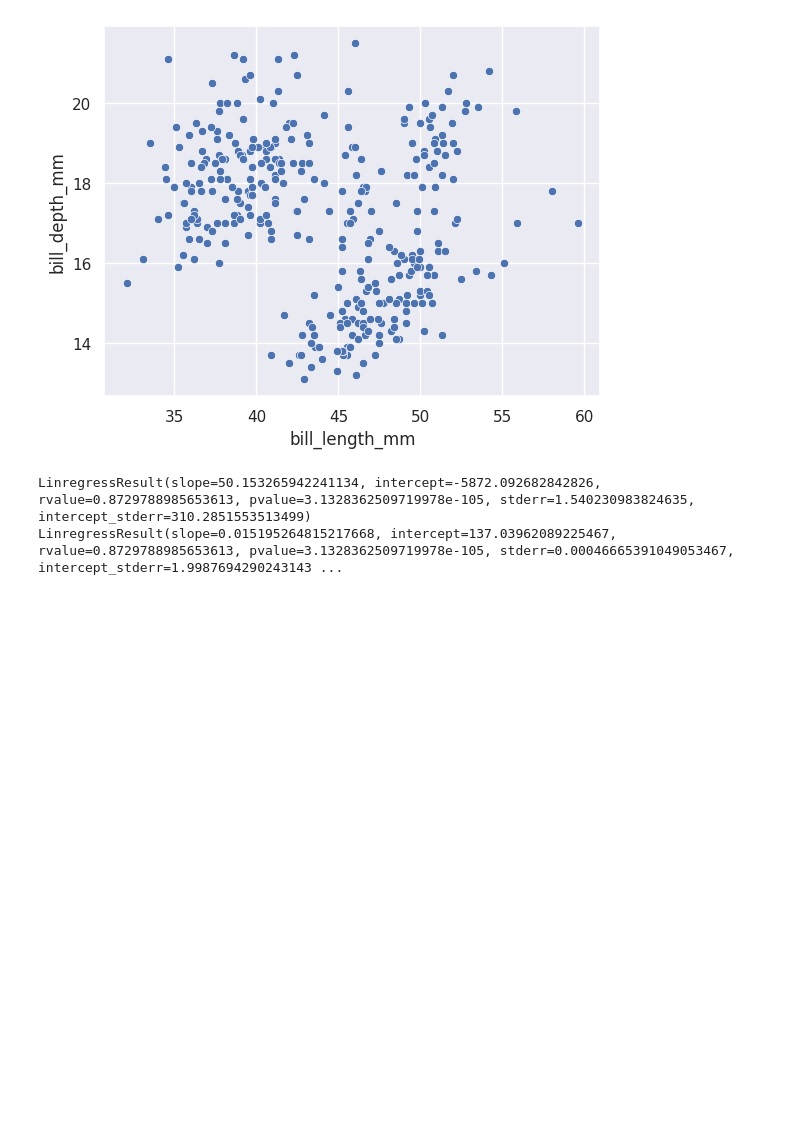
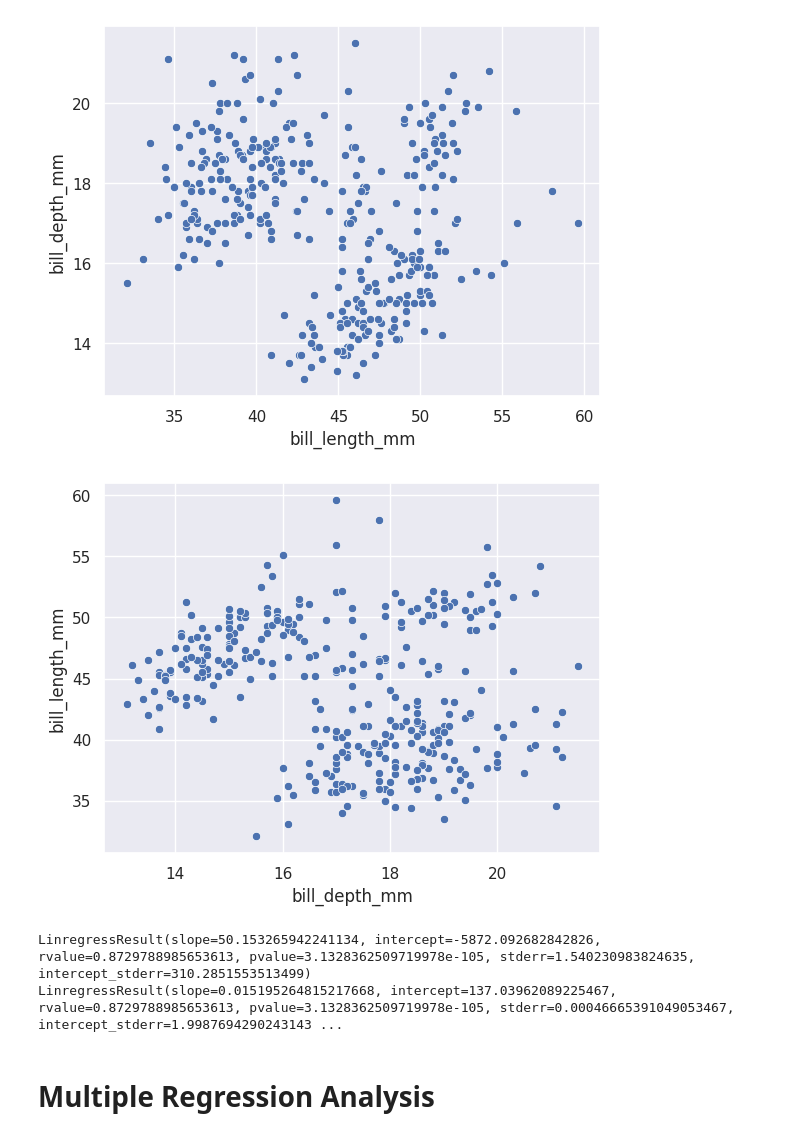
Before and after one commit to AleexSilva/Training-EDA, a Jupyter notebook: python-files/intro.ipynb, the cells around one changed output. Saved outputs shown, nothing was run; the diff lists cells and outputs as text; code cells hidden in the pictures; blank space fills up the shorter version.

Commit message:
Multiple Regression

```diff
--- a/python-files/intro.ipynb
+++ b/python-files/intro.ipynb
@@ -945,6 +945,19 @@ plt.plot(fx1,fy1,color='red')
 plt.show()
 # %% [output]
 [figure]
+# %%
+sns.scatterplot(
+    data=df,
+    x=y,
+    y=x
+)
+
+fx1=np.array(y.min(),y.max())
+fy1= reg2.intercept + reg2.slope * fx1
+plt.plot(fx1,fy1,color='red')
+plt.show()
+# %% [output]
+[figure, added]
 # %%
 x = df.flipper_length_mm
 y = df.body_mass_g
@@ -956,3 +969,5 @@ print(reg1,reg2,sep='\n')
 # %% [output]
 LinregressResult(slope=50.153265942241134, intercept=-5872.092682842826, rvalue=0.8729788985653613, pvalue=3.1328362509719978e-105, stderr=1.540230983824635, intercept_stderr=310.2851553513499)
 LinregressResult(slope=0.015195264815217668, intercept=137.03962089225467, rvalue=0.8729788985653613, pvalue=3.1328362509719978e-105, stderr=0.00046665391049053467, intercept_stderr=1.9987694290243143 ...
+# %% [markdown]
+# Multiple Regression Analysis
```
Also changed, not shown: parts of 41 cells of this notebook.
